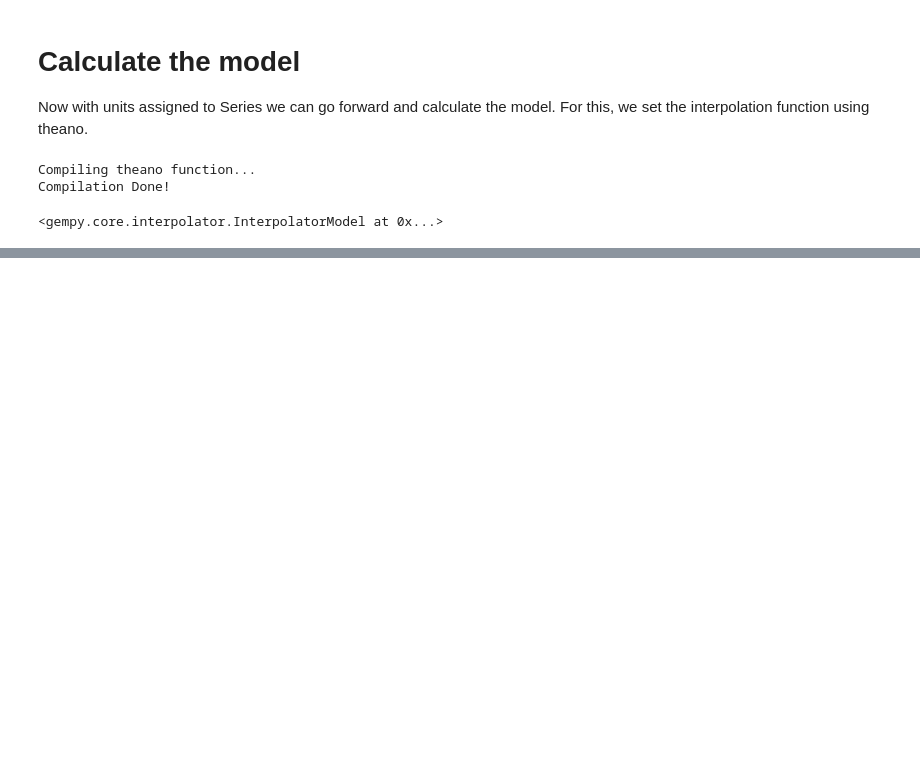
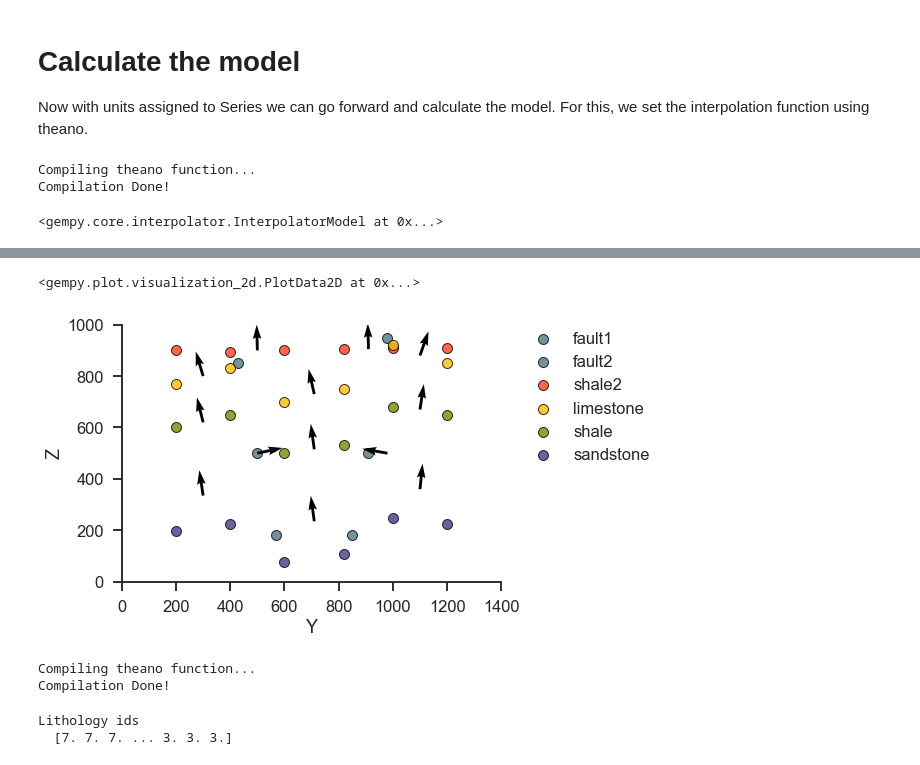
Before and after one commit to Japhiolite/gempy-tests, a Jupyter notebook: notebooks/GemPy-feature_compilation.ipynb, the cells around one changed output, grey strips where cells are left out. Cells and saved outputs as stored; diff of their text form; code cells hidden in the pictures; blank space fills up the shorter version.

```diff
--- a/notebooks/GemPy-feature_compilation.ipynb
+++ b/notebooks/GemPy-feature_compilation.ipynb
@@ -134,0 +162,28 @@ gp.plot.plot_section(geo_model, show_data=False, show_legend=False, cell_number=
+# %%
+g = geo_model.surface_points.df.groupby('surface')
+dz = np.random.randn() * 50
+r2z = geo_model.get_data('surface_points')['Z'].loc[g.groups['sandstone']]
+
+displacement = r2z + dz
+#print(r2z,displacement)
+geo_model_c = copy.deepcopy(geo_model)
+
+geo_model_c.modify_surface_points(g.groups['sandstone'], Z = displacement);
+
+gp.plot.plot_data(geo_model_c, direction='x')
+# %% [output]
+<gempy.plot.visualization_2d.PlotData2D at 0x...>
+[figure, added]
+# %%
+# set up interpolator
+gp.set_interpolation_data(geo_model_c,
+                          compile_theano=True,
+                          theano_optimizer='fast_compile',
+                          verbose=[])
+# Compute the model
+gp.compute_model(geo_model_c, compute_mesh=False);
+# %% [output]
+Compiling theano function...
+Compilation Done!
+Lithology ids
+  [7. 7. 7. ... 3. 3. 3.]
```
Also changed, not shown: parts of 9 cells of this notebook, 22 other files.
